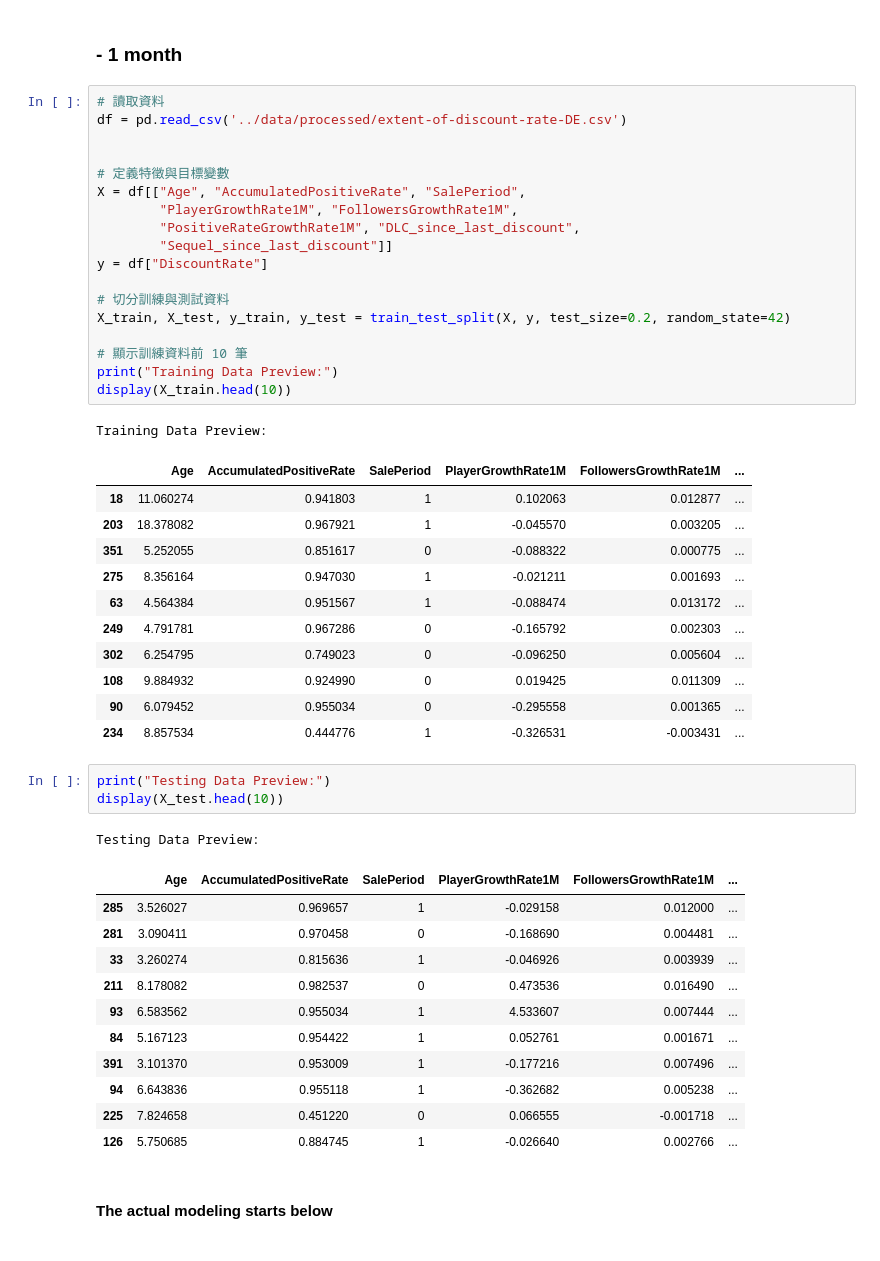
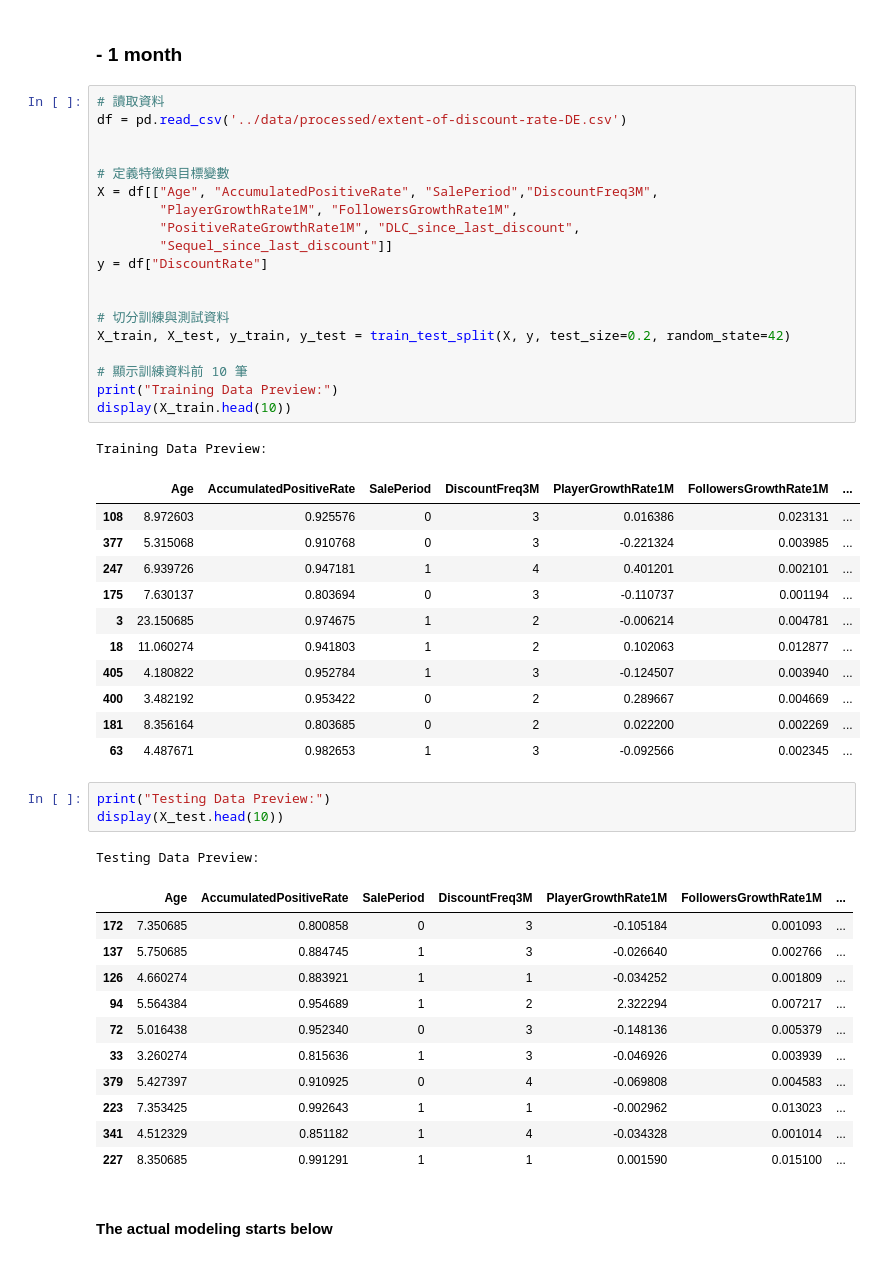
Before and after one commit to yixuan0803/fa-25-econ-5166-group-1, a Jupyter notebook: finding/extent-of-discount-rate-linear-prediction-model.ipynb, the cells around one changed output. Cells and saved outputs as stored; diff of their text form.

```diff
--- a/finding/extent-of-discount-rate-linear-prediction-model.ipynb
+++ b/finding/extent-of-discount-rate-linear-prediction-model.ipynb
@@ -247,50 +251,51 @@ Testing Performance:
 # %%
 # 讀取資料
 df = pd.read_csv('../data/processed/extent-of-discount-rate-DE.csv')
 
 
 # 定義特徵與目標變數
-X = df[["Age", "AccumulatedPositiveRate", "SalePeriod",
+X = df[["Age", "AccumulatedPositiveRate", "SalePeriod","DiscountFreq3M",
         "PlayerGrowthRate1M", "FollowersGrowthRate1M",
         "PositiveRateGrowthRate1M", "DLC_since_last_discount",
         "Sequel_since_last_discount"]]
 y = df["DiscountRate"]
+
 
 # 切分訓練與測試資料
 X_train, X_test, y_train, y_test = train_test_split(X, y, test_size=0.2, random_state=42)
 
 # 顯示訓練資料前 10 筆
 print("Training Data Preview:")
 display(X_train.head(10))
 # %% [output]
 Training Data Preview:
-|  | Age | AccumulatedPositiveRate | SalePeriod | PlayerGrowthRate1M | FollowersGrowthRate1M | ... |
-| 18 | 11.060274 | 0.941803 | 1 | 0.102063 | 0.012877 | ... |
-| 203 | 18.378082 | 0.967921 | 1 | -0.045570 | 0.003205 | ... |
-| 351 | 5.252055 | 0.851617 | 0 | -0.088322 | 0.000775 | ... |
-| 275 | 8.356164 | 0.947030 | 1 | -0.021211 | 0.001693 | ... |
-| 63 | 4.564384 | 0.951567 | 1 | -0.088474 | 0.013172 | ... |
-| 249 | 4.791781 | 0.967286 | 0 | -0.165792 | 0.002303 | ... |
-| 302 | 6.254795 | 0.749023 | 0 | -0.096250 | 0.005604 | ... |
-| 108 | 9.884932 | 0.924990 | 0 | 0.019425 | 0.011309 | ... |
-| 90 | 6.079452 | 0.955034 | 0 | -0.295558 | 0.001365 | ... |
-| 234 | 8.857534 | 0.444776 | 1 | -0.326531 | -0.003431 | ... |
+|  | Age | AccumulatedPositiveRate | SalePeriod | DiscountFreq3M | PlayerGrowthRate1M | FollowersGrowthRate1M | ... |
+| 108 | 8.972603 | 0.925576 | 0 | 3 | 0.016386 | 0.023131 | ... |
+| 377 | 5.315068 | 0.910768 | 0 | 3 | -0.221324 | 0.003985 | ... |
+| 247 | 6.939726 | 0.947181 | 1 | 4 | 0.401201 | 0.002101 | ... |
+| 175 | 7.630137 | 0.803694 | 0 | 3 | -0.110737 | 0.001194 | ... |
+| 3 | 23.150685 | 0.974675 | 1 | 2 | -0.006214 | 0.004781 | ... |
+| 18 | 11.060274 | 0.941803 | 1 | 2 | 0.102063 | 0.012877 | ... |
+| 405 | 4.180822 | 0.952784 | 1 | 3 | -0.124507 | 0.003940 | ... |
+| 400 | 3.482192 | 0.953422 | 0 | 2 | 0.289667 | 0.004669 | ... |
+| 181 | 8.356164 | 0.803685 | 0 | 2 | 0.022200 | 0.002269 | ... |
+| 63 | 4.487671 | 0.982653 | 1 | 3 | -0.092566 | 0.002345 | ... |
 # %%
 print("Testing Data Preview:")
 display(X_test.head(10))
 # %% [output]
 Testing Data Preview:
-|  | Age | AccumulatedPositiveRate | SalePeriod | PlayerGrowthRate1M | FollowersGrowthRate1M | ... |
-| 285 | 3.526027 | 0.969657 | 1 | -0.029158 | 0.012000 | ... |
-| 281 | 3.090411 | 0.970458 | 0 | -0.168690 | 0.004481 | ... |
-| 33 | 3.260274 | 0.815636 | 1 | -0.046926 | 0.003939 | ... |
-| 211 | 8.178082 | 0.982537 | 0 | 0.473536 | 0.016490 | ... |
-| 93 | 6.583562 | 0.955034 | 1 | 4.533607 | 0.007444 | ... |
-| 84 | 5.167123 | 0.954422 | 1 | 0.052761 | 0.001671 | ... |
-| 391 | 3.101370 | 0.953009 | 1 | -0.177216 | 0.007496 | ... |
-| 94 | 6.643836 | 0.955118 | 1 | -0.362682 | 0.005238 | ... |
-| 225 | 7.824658 | 0.451220 | 0 | 0.066555 | -0.001718 | ... |
-| 126 | 5.750685 | 0.884745 | 1 | -0.026640 | 0.002766 | ... |
+|  | Age | AccumulatedPositiveRate | SalePeriod | DiscountFreq3M | PlayerGrowthRate1M | FollowersGrowthRate1M | ... |
+| 172 | 7.350685 | 0.800858 | 0 | 3 | -0.105184 | 0.001093 | ... |
+| 137 | 5.750685 | 0.884745 | 1 | 3 | -0.026640 | 0.002766 | ... |
+| 126 | 4.660274 | 0.883921 | 1 | 1 | -0.034252 | 0.001809 | ... |
+| 94 | 5.564384 | 0.954689 | 1 | 2 | 2.322294 | 0.007217 | ... |
+| 72 | 5.016438 | 0.952340 | 0 | 3 | -0.148136 | 0.005379 | ... |
+| 33 | 3.260274 | 0.815636 | 1 | 3 | -0.046926 | 0.003939 | ... |
+| 379 | 5.427397 | 0.910925 | 0 | 4 | -0.069808 | 0.004583 | ... |
+| 223 | 7.353425 | 0.992643 | 1 | 1 | -0.002962 | 0.013023 | ... |
+| 341 | 4.512329 | 0.851182 | 1 | 4 | -0.034328 | 0.001014 | ... |
+| 227 | 8.350685 | 0.991291 | 1 | 1 | 0.001590 | 0.015100 | ... |
 # %% [markdown]
 #### The actual modeling starts below
 # %%
```
Also changed, not shown: parts of 23 cells of this notebook, 1 other file.
